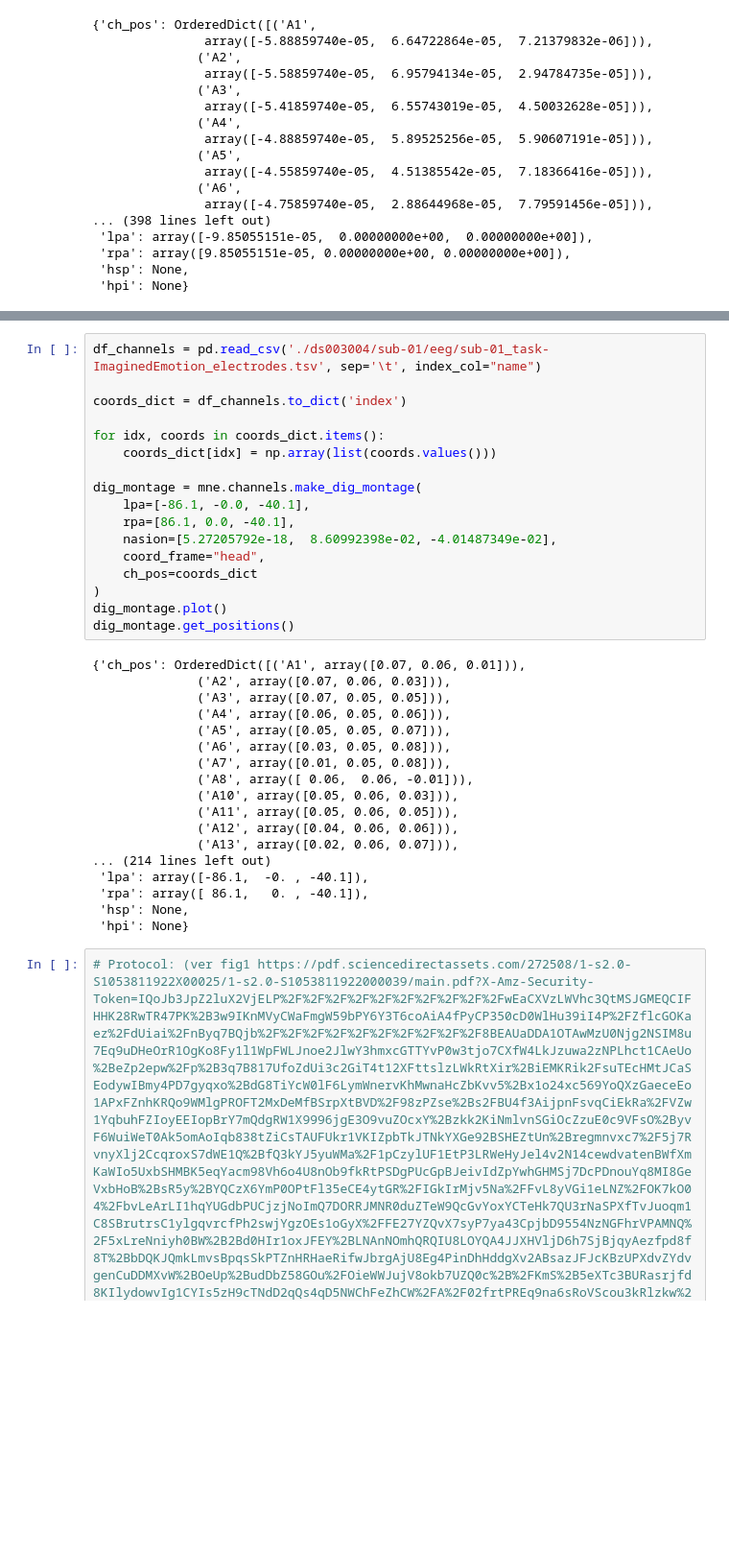
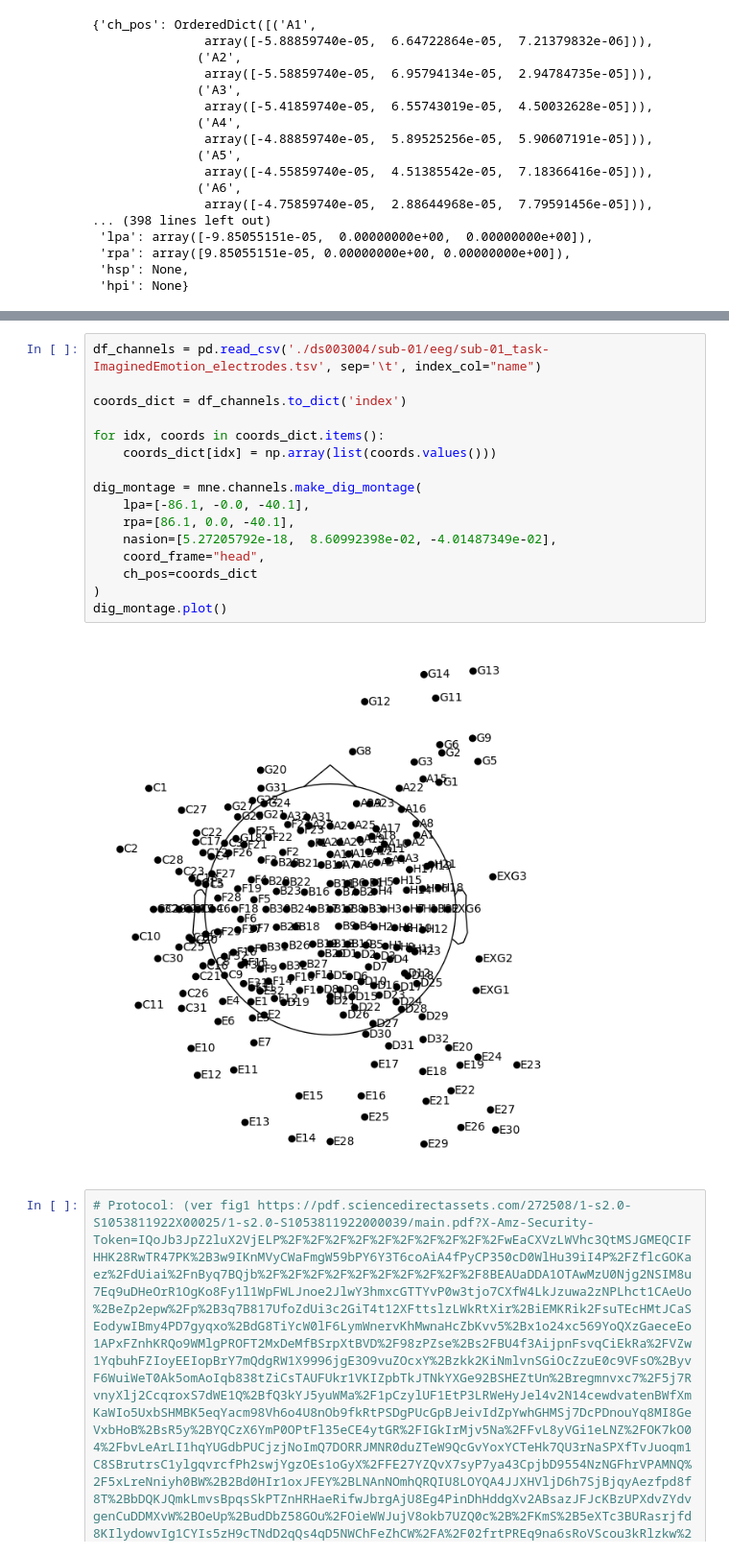
Before and after one commit to Nicopiwi/emotion-valence-classifier, a Jupyter notebook: Preprocessing_Batch.ipynb, the cells around one changed output, grey strips where cells are left out. Shown: that part at 96% size. Cells and saved outputs as stored; diff of their text form; blank space fills up the shorter version.

```diff
--- a/Preprocessing_Batch.ipynb
+++ b/Preprocessing_Batch.ipynb
@@ -102,36 +105,19 @@ biosemi_montage.get_positions()
 # %%
 df_channels = pd.read_csv('./ds003004/sub-01/eeg/sub-01_task-ImaginedEmotion_electrodes.tsv', sep='\t', index_col="name")
 
 coords_dict = df_channels.to_dict('index')
 
 for idx, coords in coords_dict.items():
     coords_dict[idx] = np.array(list(coords.values()))
 
 dig_montage = mne.channels.make_dig_montage(
     lpa=[-86.1, -0.0, -40.1],
     rpa=[86.1, 0.0, -40.1],
     nasion=[5.27205792e-18,  8.60992398e-02, -4.01487349e-02],
     coord_frame="head",
     ch_pos=coords_dict
 )
 dig_montage.plot()
-dig_montage.get_positions()
 # %% [output]
-{'ch_pos': OrderedDict([('A1', array([0.07, 0.06, 0.01])),
-              ('A2', array([0.07, 0.06, 0.03])),
-              ('A3', array([0.07, 0.05, 0.05])),
-              ('A4', array([0.06, 0.05, 0.06])),
-              ('A5', array([0.05, 0.05, 0.07])),
-              ('A6', array([0.03, 0.05, 0.08])),
-              ('A7', array([0.01, 0.05, 0.08])),
-              ('A8', array([ 0.06,  0.06, -0.01])),
-              ('A10', array([0.05, 0.06, 0.03])),
-              ('A11', array([0.05, 0.06, 0.05])),
-              ('A12', array([0.04, 0.06, 0.06])),
-              ('A13', array([0.02, 0.06, 0.07])),
-... (214 lines left out)
- 'lpa': array([-86.1,  -0. , -40.1]),
- 'rpa': array([ 86.1,   0. , -40.1]),
- 'hsp': None,
- 'hpi': None}
+[figure, added]
 # %%
```
Also changed, not shown: parts of 12 cells of this notebook.
